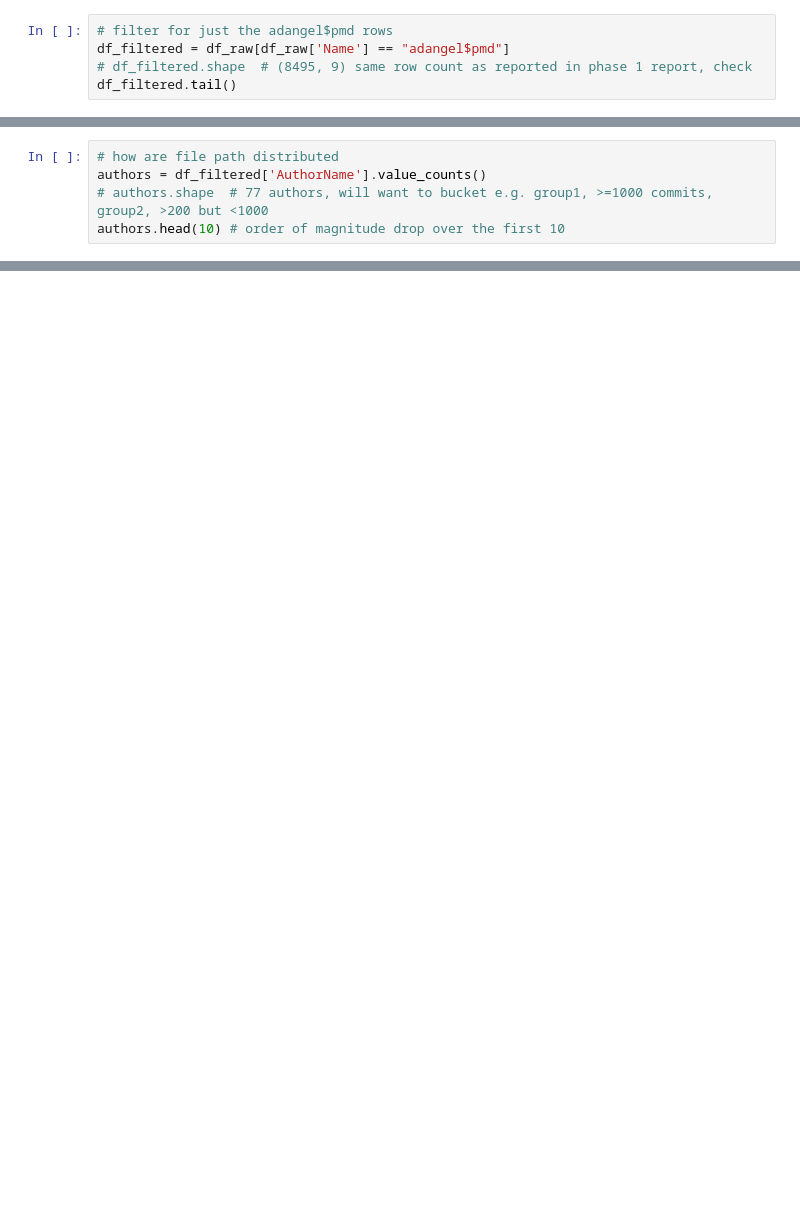
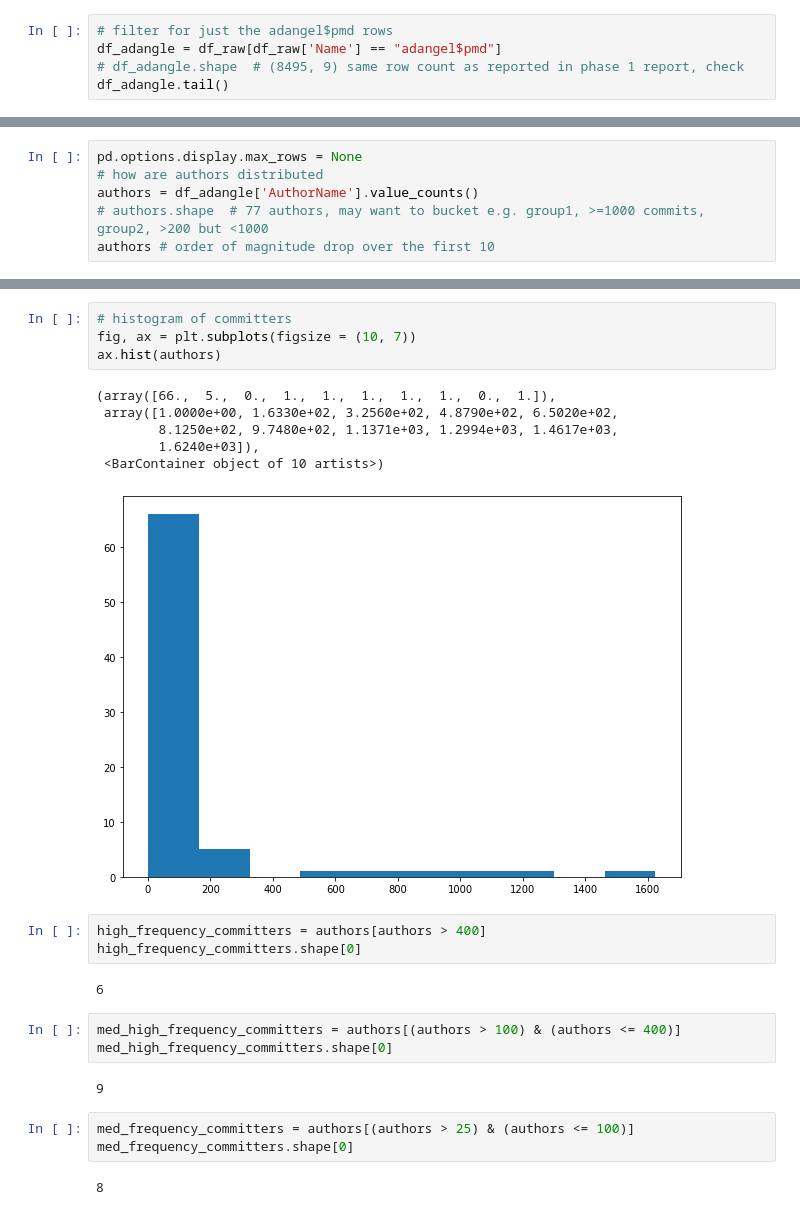
Before and after one commit to rkipp/DSCI644-2022-RefactoringRanking, a Jupyter notebook: notebooks/Phase2Explore.ipynb, the cells around one changed output, grey strips where cells are left out. Cells and saved outputs as stored; diff of their text form; blank space fills up the shorter version.

Commit message:
EDA on authors
Adds some exploratory data analysis on the authors (response variable)

```diff
--- a/notebooks/Phase2Explore.ipynb
+++ b/notebooks/Phase2Explore.ipynb
@@ -23,8 +29,8 @@ df_raw.head()
 # %%
 # filter for just the adangel$pmd rows
-df_filtered = df_raw[df_raw['Name'] == "adangel$pmd"]
-# df_filtered.shape  # (8495, 9) same row count as reported in phase 1 report, check
-df_filtered.tail()
+df_adangle = df_raw[df_raw['Name'] == "adangel$pmd"]
+# df_adangle.shape  # (8495, 9) same row count as reported in phase 1 report, check
+df_adangle.tail()
 # %% [output]
 |  | Name | CommitId | RefactoringType | FilePath | Class | RefactoringDetail | Message | AuthorName | ... |
 | 17312 | adangel$pmd | a5f131cc4cfe59a7da3cd220353c402d3... | Rename Method | pmd-ui/src/main/java/net/sourcefo... | net.sourceforge.pmd.util.fxdesign... | Rename Method\tprivate bindPopupT... | Fix caching logic\n | Clément Fournier | ... |
@@ -93,8 +119,9 @@ pmd-eclipse/src/net/sourceforge/pmd/eclipse/PMDPlugin.java
 pmd-eclipse-plugin/plugins/net.sourceforge.pmd.eclipse.plugin/src/net/sourceforge/pmd/eclipse/ui/preferences/br/RuleTableManager.java     48
 Name: FilePath, dtype: int64
 # %%
-# how are file path distributed
-authors = df_filtered['AuthorName'].value_counts()
-# authors.shape  # 77 authors, will want to bucket e.g. group1, >=1000 commits, group2, >200 but <1000
-authors.head(10) # order of magnitude drop over the first 10
+pd.options.display.max_rows = None
+# how are authors distributed
+authors = df_adangle['AuthorName'].value_counts()
+# authors.shape  # 77 authors, may want to bucket e.g. group1, >=1000 commits, group2, >200 but <1000
+authors # order of magnitude drop over the first 10
 # %% [output]
@@ -111 +144,27 @@ Freddy Mallet        196
 Name: AuthorName, dtype: int64
+# %%
+# histogram of committers
+fig, ax = plt.subplots(figsize = (10, 7))
+ax.hist(authors)
+# %% [output]
+(array([66.,  5.,  0.,  1.,  1.,  1.,  1.,  1.,  0.,  1.]),
+ array([1.0000e+00, 1.6330e+02, 3.2560e+02, 4.8790e+02, 6.5020e+02,
+        8.1250e+02, 9.7480e+02, 1.1371e+03, 1.2994e+03, 1.4617e+03,
+        1.6240e+03]),
+ <BarContainer object of 10 artists>)
+[figure, added]
+# %%
+high_frequency_committers = authors[authors > 400]
+high_frequency_committers.shape[0]
+# %% [output]
+6
+# %%
+med_high_frequency_committers = authors[(authors > 100) & (authors <= 400)]
+med_high_frequency_committers.shape[0]
+# %% [output]
+9
+# %%
+med_frequency_committers = authors[(authors > 25) & (authors <= 100)]
+med_frequency_committers.shape[0]
+# %% [output]
+8
```
Also changed, not shown: parts of 19 cells of this notebook, 1 other file.
